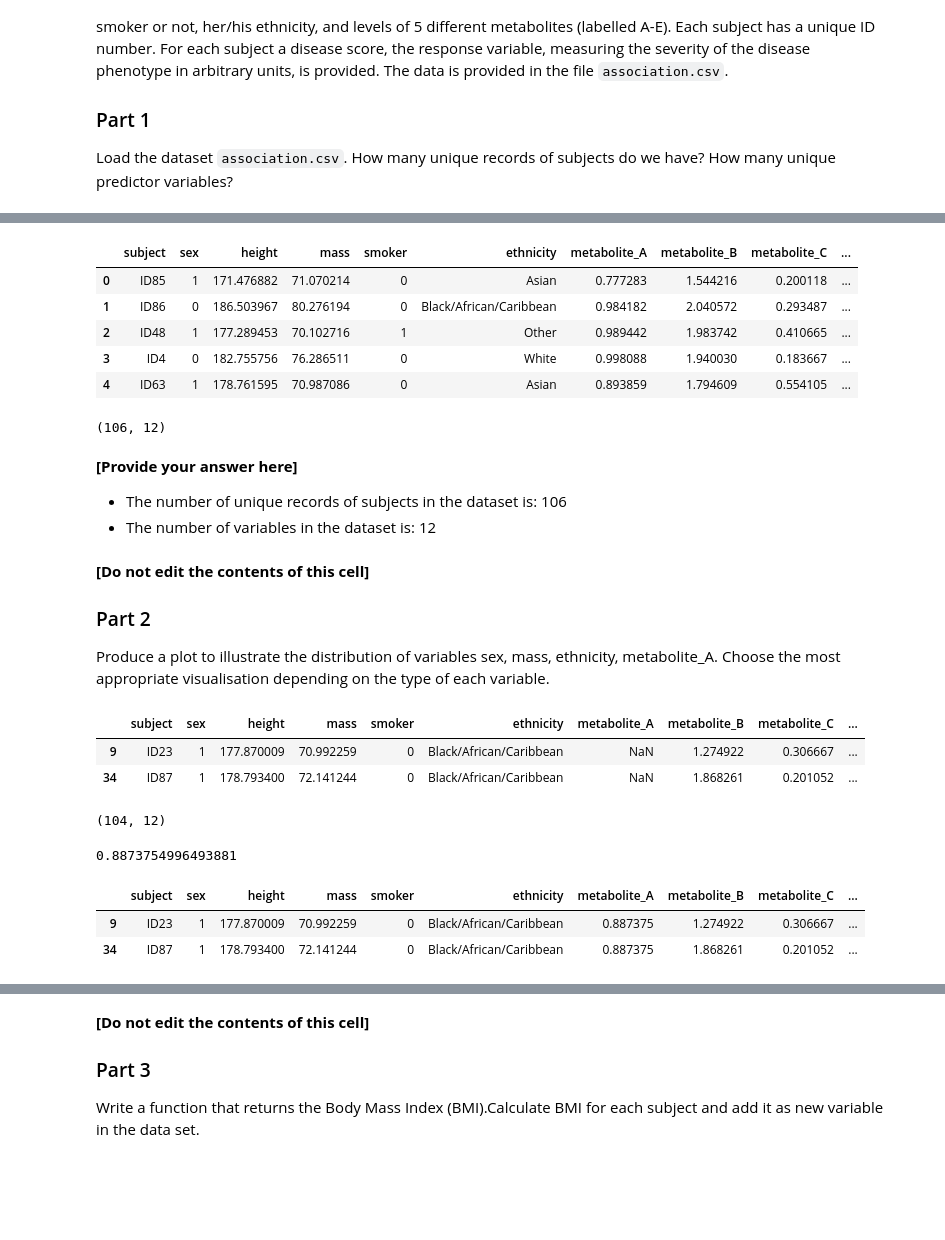
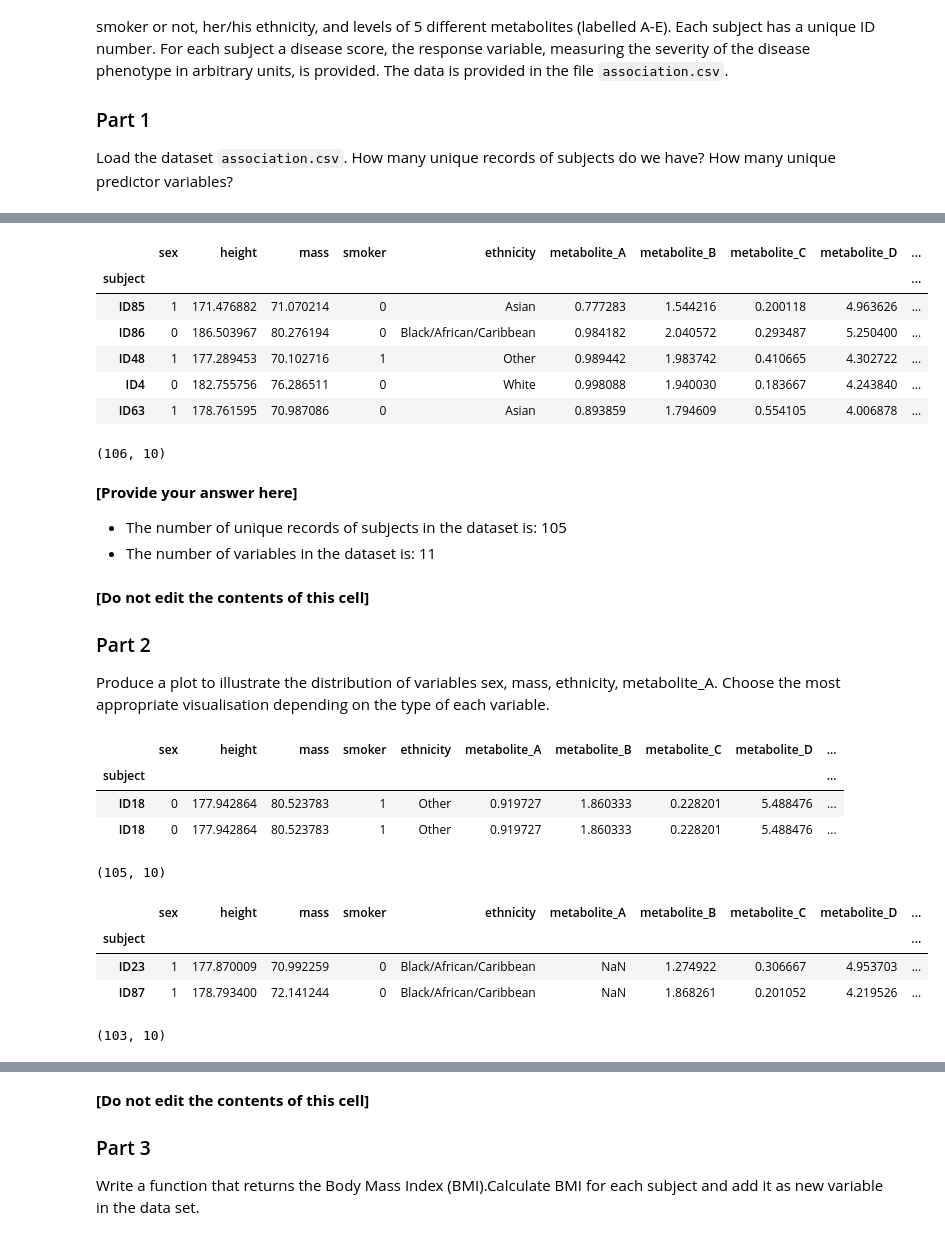
Before and after one commit to vetronz/maths, a Jupyter notebook: Assessments/assignment.ipynb, the cells around one changed output, grey strips where cells are left out. Saved outputs shown, nothing was run; the diff lists cells and outputs as text; code cells hidden in the pictures; blank space fills up the shorter version.

```diff
--- a/Assessments/assignment.ipynb
+++ b/Assessments/assignment.ipynb
@@ -51,3 +51,7 @@ How many unique records of subjects do we have? How many unique predictor variab
 # [Write your code in this cell]
 # df = pd.read_csv("data/cereal.csv")
 association_df = pd.read_csv('association.csv')
+association_df.set_index('subject', inplace=True)
+
+association_indep_df = association_df.drop(['disease_score'], axis=1)
+association_dep_df = association_df['disease_score']
@@ -54,25 +69,34 @@ association_df = pd.read_csv('association.csv')
 # %%
-association_df.head(5)
+association_indep_df.head(5)
 # %% [output]
-|  | subject | sex | height | mass | smoker | ethnicity | metabolite_A | metabolite_B | metabolite_C | ... |
-| 0 | ID85 | 1 | 171.476882 | 71.070214 | 0 | Asian | 0.777283 | 1.544216 | 0.200118 | ... |
-| 1 | ID86 | 0 | 186.503967 | 80.276194 | 0 | Black/African/Caribbean | 0.984182 | 2.040572 | 0.293487 | ... |
-| 2 | ID48 | 1 | 177.289453 | 70.102716 | 1 | Other | 0.989442 | 1.983742 | 0.410665 | ... |
-| 3 | ID4 | 0 | 182.755756 | 76.286511 | 0 | White | 0.998088 | 1.940030 | 0.183667 | ... |
-| 4 | ID63 | 1 | 178.761595 | 70.987086 | 0 | Asian | 0.893859 | 1.794609 | 0.554105 | ... |
+|  | sex | height | mass | smoker | ethnicity | metabolite_A | metabolite_B | metabolite_C | metabolite_D | ... |
+| subject |  |  |  |  |  |  |  |  |  | ... |
+| ID85 | 1 | 171.476882 | 71.070214 | 0 | Asian | 0.777283 | 1.544216 | 0.200118 | 4.963626 | ... |
+| ID86 | 0 | 186.503967 | 80.276194 | 0 | Black/African/Caribbean | 0.984182 | 2.040572 | 0.293487 | 5.250400 | ... |
+| ID48 | 1 | 177.289453 | 70.102716 | 1 | Other | 0.989442 | 1.983742 | 0.410665 | 4.302722 | ... |
+| ID4 | 0 | 182.755756 | 76.286511 | 0 | White | 0.998088 | 1.940030 | 0.183667 | 4.243840 | ... |
+| ID63 | 1 | 178.761595 | 70.987086 | 0 | Asian | 0.893859 | 1.794609 | 0.554105 | 4.006878 | ... |
 # %%
-association_df.shape
+association_indep_df.shape
 # %% [output]
-(106, 12)
+(106, 10)
 # %%
 # association_df.info()
 # %% [markdown]
 **[Provide your answer here]**
-- The number of unique records of subjects in the dataset is: 106
-- The number of variables in the dataset is: 12
+- The number of unique records of subjects in the dataset is: 105
+- The number of variables in the dataset is: 11
 # %% [markdown]
 **[Do not edit the contents of this cell]**
 
 ### Part 2
 
 Produce a plot to illustrate the distribution of variables sex, mass, ethnicity, metabolite_A. Choose the most appropriate visualisation depending on the type of each variable.
+# %%
+# Prior to plotting distribution I will deal with duplicates and Nan values
+association_indep_df.loc[association_indep_df.duplicated(keep=False),:]
+# %% [output]
+|  | sex | height | mass | smoker | ethnicity | metabolite_A | metabolite_B | metabolite_C | metabolite_D | ... |
+| subject |  |  |  |  |  |  |  |  |  | ... |
+| ID18 | 0 | 177.942864 | 80.523783 | 1 | Other | 0.919727 | 1.860333 | 0.228201 | 5.488476 | ... |
+| ID18 | 0 | 177.942864 | 80.523783 | 1 | Other | 0.919727 | 1.860333 | 0.228201 | 5.488476 | ... |
@@ -79,23 +105,21 @@ Produce a plot to illustrate the distribution of variables sex, mass, ethnicity,
+# %%
+association_indep_df.shape # I have removed the second of the duplicated ID18 training examples
+# %% [output]
+(105, 10)
 # %%
-# Prior to plotting distribution I will deal with NaN values
 # Given that the data set is small I do not want to discard entries, hence I will use imputaitoin to fill NaN values.
 
-
-association_df[association_df.isnull().values]
+association_indep_df[association_indep_df.isnull().values]
 # association_df.isnull().sum()
 # association_df[association_df['metabolite_A'].isnull()]
 # %% [output]
-|  | subject | sex | height | mass | smoker | ethnicity | metabolite_A | metabolite_B | metabolite_C | ... |
-| 9 | ID23 | 1 | 177.870009 | 70.992259 | 0 | Black/African/Caribbean | NaN | 1.274922 | 0.306667 | ... |
-| 34 | ID87 | 1 | 178.793400 | 72.141244 | 0 | Black/African/Caribbean | NaN | 1.868261 | 0.201052 | ... |
+|  | sex | height | mass | smoker | ethnicity | metabolite_A | metabolite_B | metabolite_C | metabolite_D | ... |
+| subject |  |  |  |  |  |  |  |  |  | ... |
+| ID23 | 1 | 177.870009 | 70.992259 | 0 | Black/African/Caribbean | NaN | 1.274922 | 0.306667 | 4.953703 | ... |
+| ID87 | 1 | 178.793400 | 72.141244 | 0 | Black/African/Caribbean | NaN | 1.868261 | 0.201052 | 4.219526 | ... |
 # %%
 # Create a new dataframe containing only completed values.
-association_full_df = association_df.dropna()
-association_full_df.shape
+association_indep_full_df = association_indep_df.dropna()
+association_indep_full_df.shape
 # %% [output]
-(104, 12)
+(103, 10)
-# %%
-met_A_median = association_df['metabolite_A'].median()
-print(met_A_median)
-# %% [output]
-0.8873754996493881
@@ -104,7 +125,0 @@ association_df['metabolite_A'].fillna(value = met_A_median, inplace=True)
-# %%
-association_df.isnull().sum()
-association_df.iloc[[9,34]]
-# %% [output]
-|  | subject | sex | height | mass | smoker | ethnicity | metabolite_A | metabolite_B | metabolite_C | ... |
-| 9 | ID23 | 1 | 177.870009 | 70.992259 | 0 | Black/African/Caribbean | 0.887375 | 1.274922 | 0.306667 | ... |
-| 34 | ID87 | 1 | 178.793400 | 72.141244 | 0 | Black/African/Caribbean | 0.887375 | 1.868261 | 0.201052 | ... |
```
Also changed, not shown: parts of 22 cells of this notebook.
